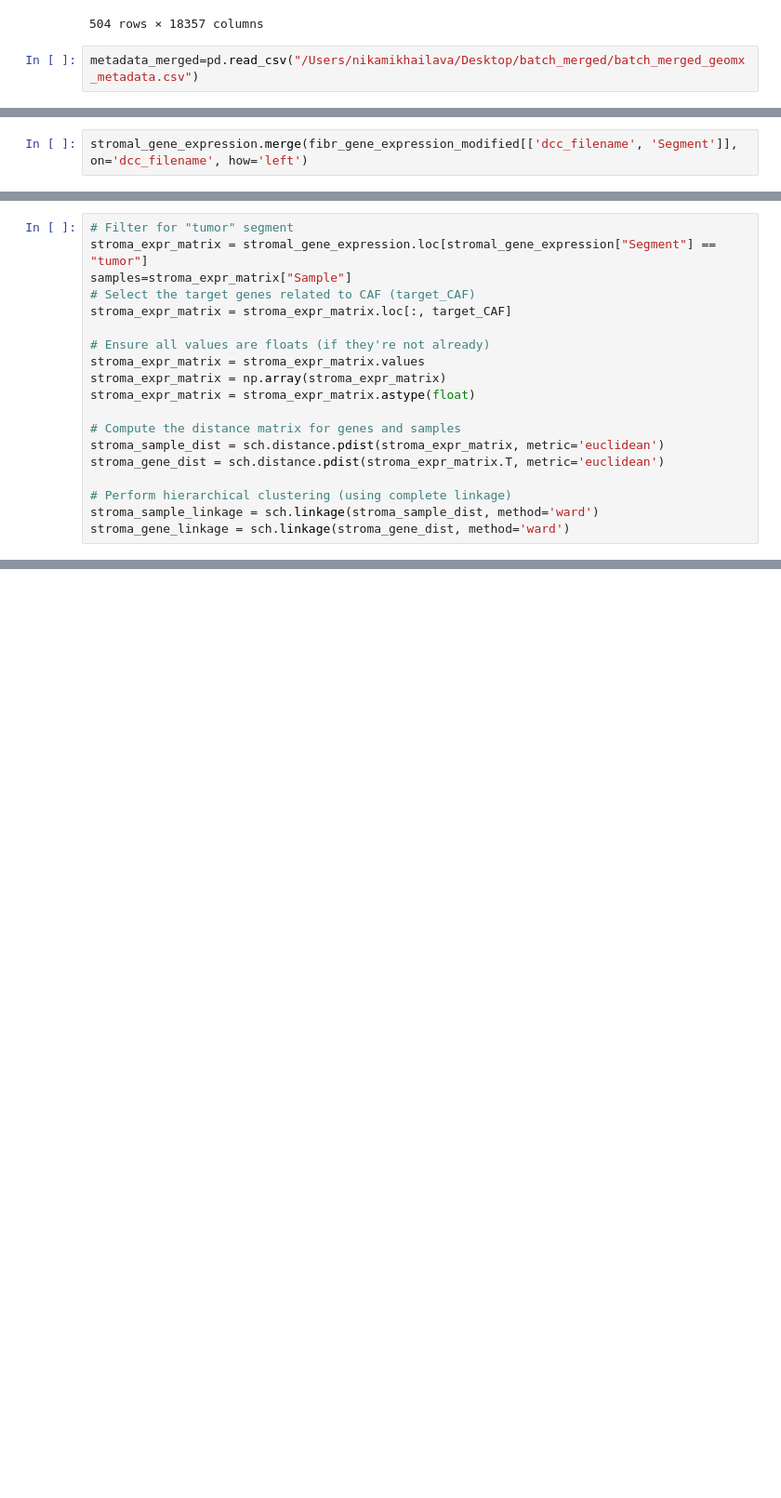
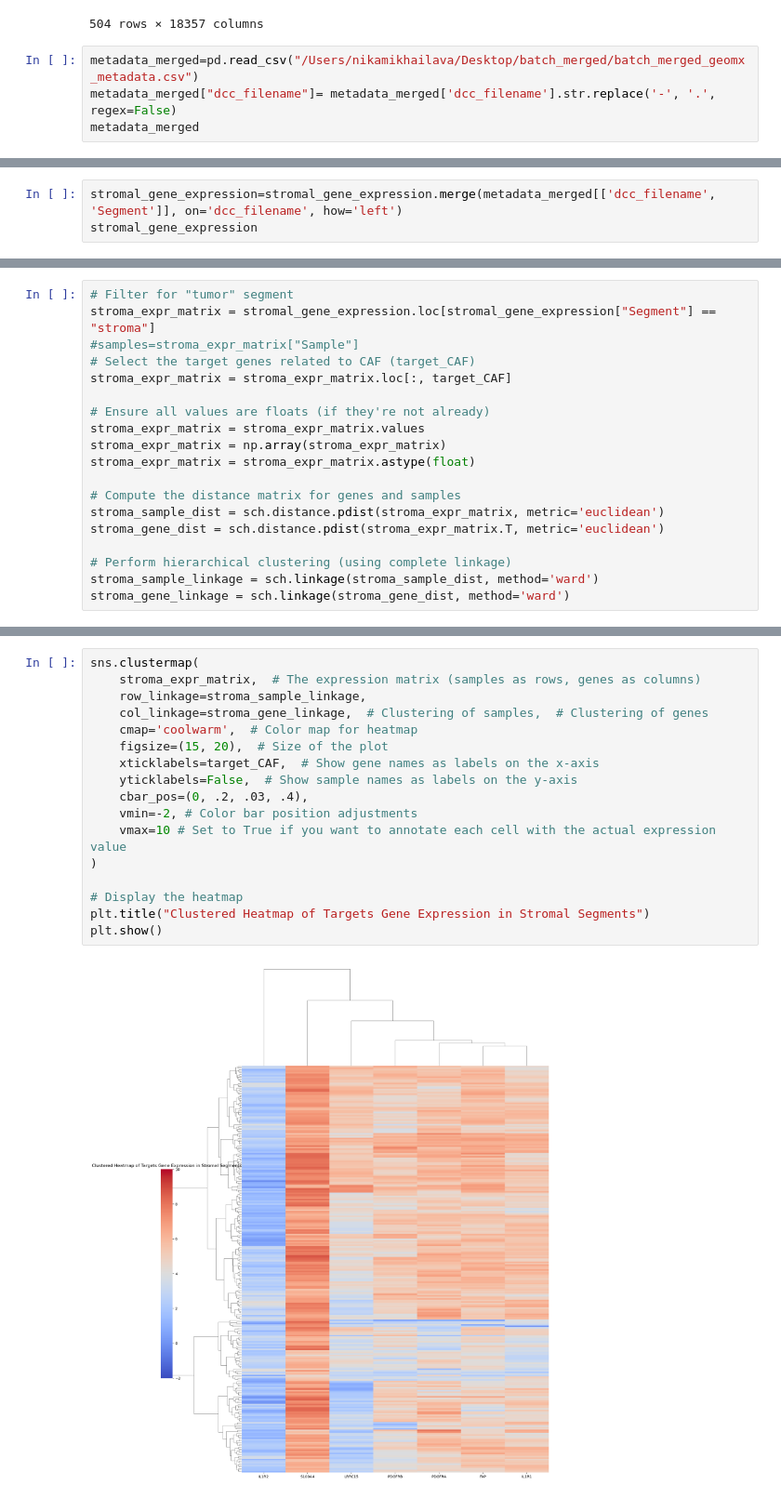
Before and after one commit to farkkilab/GeoFibroMax, a Jupyter notebook: batch_merged/log_gene_expression_fibroblasts.ipynb, the cells around one changed output, grey strips where cells are left out. Shown at 93% size. Drawn from its saved outputs; the diff is of its cells as text; blank space fills up the shorter version.

```diff
--- a/batch_merged/log_gene_expression_fibroblasts.ipynb
+++ b/batch_merged/log_gene_expression_fibroblasts.ipynb
@@ -368,3 +352,5 @@ stromal_gene_expression
 504 rows × 18357 columns
 # %%
 metadata_merged=pd.read_csv("/Users/nikamikhailava/Desktop/batch_merged/batch_merged_geomx_metadata.csv")
+metadata_merged["dcc_filename"]= metadata_merged['dcc_filename'].str.replace('-', '.', regex=False)
+metadata_merged
@@ -371,2 +371,3 @@ metadata_merged=pd.read_csv("/Users/nikamikhailava/Desktop/batch_merged/batch_me
 # %%
-stromal_gene_expression.merge(fibr_gene_expression_modified[['dcc_filename', 'Segment']], on='dcc_filename', how='left')
+stromal_gene_expression=stromal_gene_expression.merge(metadata_merged[['dcc_filename', 'Segment']], on='dcc_filename', how='left')
+stromal_gene_expression
@@ -373,7 +388,7 @@ stromal_gene_expression.merge(fibr_gene_expression_modified[['dcc_filename', 'Se
 # %%
 # Filter for "tumor" segment
-stroma_expr_matrix = stromal_gene_expression.loc[stromal_gene_expression["Segment"] == "tumor"]
-samples=stroma_expr_matrix["Sample"]
+stroma_expr_matrix = stromal_gene_expression.loc[stromal_gene_expression["Segment"] == "stroma"]
+#samples=stroma_expr_matrix["Sample"]
 # Select the target genes related to CAF (target_CAF)
 stroma_expr_matrix = stroma_expr_matrix.loc[:, target_CAF]
 
@@ -393,0 +407,19 @@ KeyError: 'Segment'
+# %%
+sns.clustermap(
+    stroma_expr_matrix,  # The expression matrix (samples as rows, genes as columns)
+    row_linkage=stroma_sample_linkage,
+    col_linkage=stroma_gene_linkage,  # Clustering of samples,  # Clustering of genes
+    cmap='coolwarm',  # Color map for heatmap
+    figsize=(15, 20),  # Size of the plot
+    xticklabels=target_CAF,  # Show gene names as labels on the x-axis
+    yticklabels=False,  # Show sample names as labels on the y-axis
+    cbar_pos=(0, .2, .03, .4),
+    vmin=-2, # Color bar position adjustments
+    vmax=10 # Set to True if you want to annotate each cell with the actual expression value
+)
+
+# Display the heatmap
+plt.title("Clustered Heatmap of Targets Gene Expression in Stromal Segments")
+plt.show()
+# %% [output]
+[figure, added]
```
Also changed, not shown: parts of 12 cells of this notebook, 4 other files.
